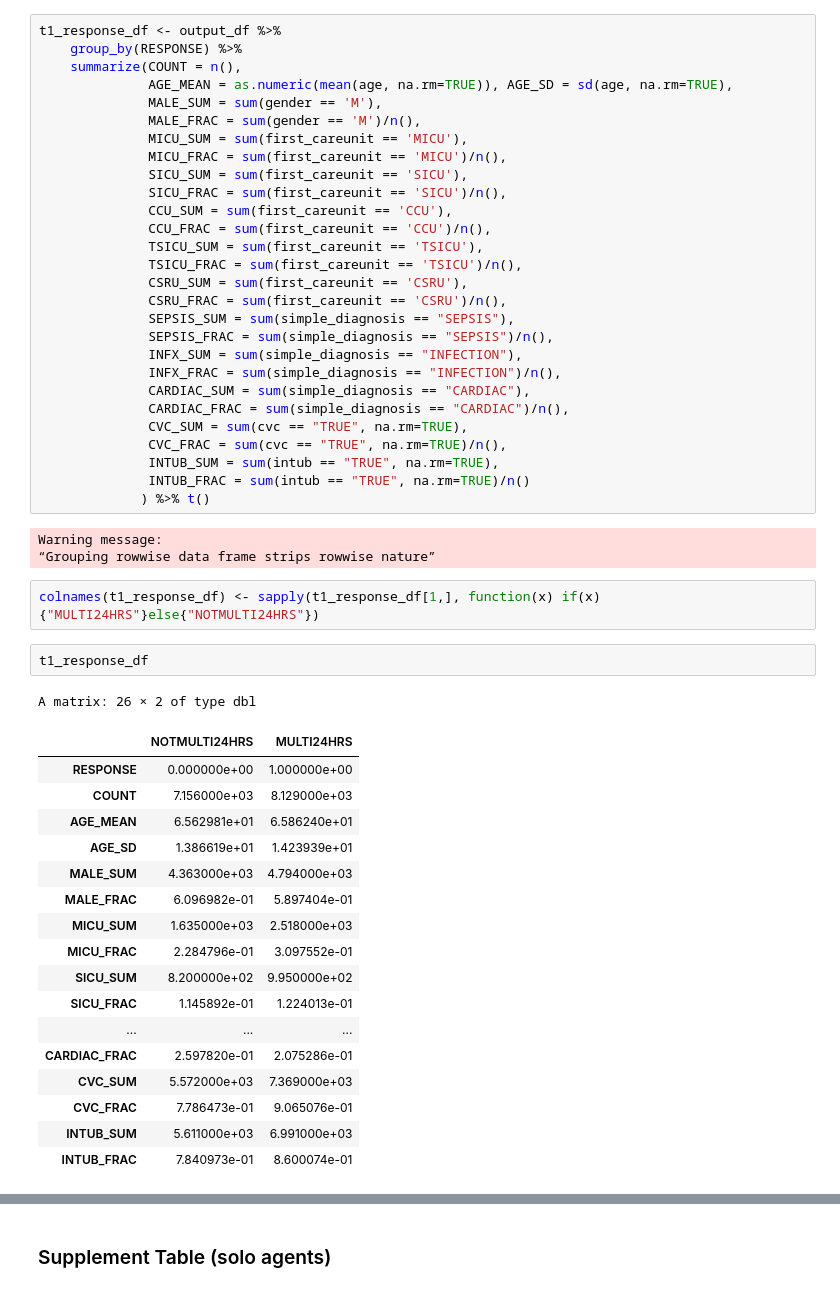
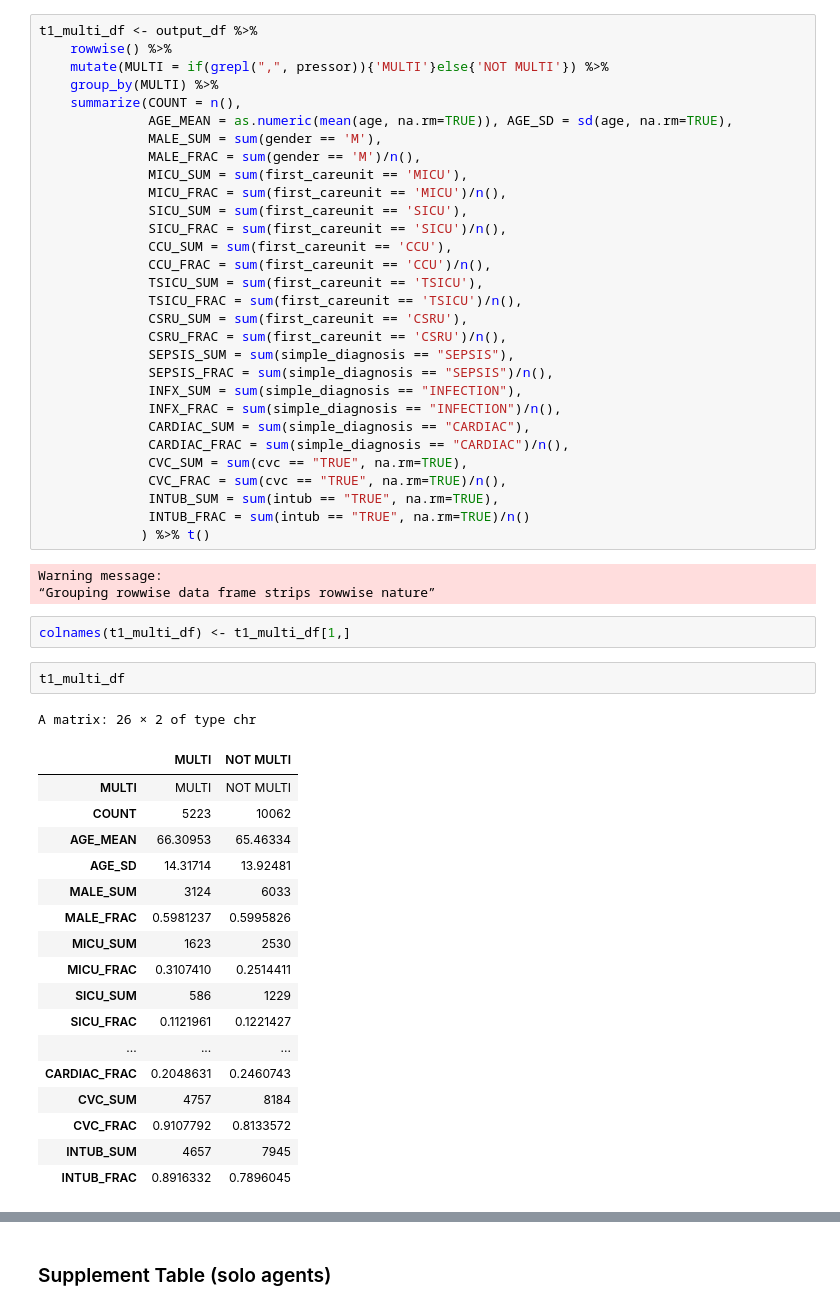
Before and after one commit to ruoyijiang/general, a Jupyter notebook: notebooks/R_Pressor_Outcomes_MultiPressor.ipynb, the cells around one changed output, grey strips where cells are left out. Drawn from its saved outputs; the diff is of its cells as text.

Commit message:
multiple pressor table 1

```diff
--- a/notebooks/R_Pressor_Outcomes_MultiPressor.ipynb
+++ b/notebooks/R_Pressor_Outcomes_MultiPressor.ipynb
@@ -1024,8 +1024,10 @@ A matrix: 26 × 3 of type chr
 | INTUB_SUM | 4057 | 2753 | 5792 |
 | INTUB_FRAC | 0.8011453 | 0.7847777 | 0.8628035 |
 # %%
-t1_response_df <- output_df %>%
-    group_by(RESPONSE) %>%
+t1_multi_df <- output_df %>%
+    rowwise() %>%
+    mutate(MULTI = if(grepl(",", pressor)){'MULTI'}else{'NOT MULTI'}) %>%
+    group_by(MULTI) %>%
     summarize(COUNT = n(),
               AGE_MEAN = as.numeric(mean(age, na.rm=TRUE)), AGE_SD = sd(age, na.rm=TRUE),
               MALE_SUM = sum(gender == 'M'),
@@ -1054,27 +1056,27 @@ t1_response_df <- output_df %>%
 # %% [output]
 Warning message:
 “Grouping rowwise data frame strips rowwise nature”
-# %%
-colnames(t1_response_df) <- sapply(t1_response_df[1,], function(x) if(x){"MULTI24HRS"}else{"NOTMULTI24HRS"})
-# %%
-t1_response_df
-# %% [output]
-A matrix: 26 × 2 of type dbl
-|  | NOTMULTI24HRS | MULTI24HRS |
-| RESPONSE | 0.000000e+00 | 1.000000e+00 |
-| COUNT | 7.156000e+03 | 8.129000e+03 |
-| AGE_MEAN | 6.562981e+01 | 6.586240e+01 |
-| AGE_SD | 1.386619e+01 | 1.423939e+01 |
-| MALE_SUM | 4.363000e+03 | 4.794000e+03 |
-| MALE_FRAC | 6.096982e-01 | 5.897404e-01 |
-| MICU_SUM | 1.635000e+03 | 2.518000e+03 |
-| MICU_FRAC | 2.284796e-01 | 3.097552e-01 |
-| SICU_SUM | 8.200000e+02 | 9.950000e+02 |
-| SICU_FRAC | 1.145892e-01 | 1.224013e-01 |
-| ... | ... | ... |
-| CARDIAC_FRAC | 2.597820e-01 | 2.075286e-01 |
-| CVC_SUM | 5.572000e+03 | 7.369000e+03 |
-| CVC_FRAC | 7.786473e-01 | 9.065076e-01 |
-| INTUB_SUM | 5.611000e+03 | 6.991000e+03 |
-| INTUB_FRAC | 7.840973e-01 | 8.600074e-01 |
+# %%
+colnames(t1_multi_df) <- t1_multi_df[1,]
+# %%
+t1_multi_df
+# %% [output]
+A matrix: 26 × 2 of type chr
+|  | MULTI | NOT MULTI |
+| MULTI | MULTI | NOT MULTI |
+| COUNT | 5223 | 10062 |
+| AGE_MEAN | 66.30953 | 65.46334 |
+| AGE_SD | 14.31714 | 13.92481 |
+| MALE_SUM | 3124 | 6033 |
+| MALE_FRAC | 0.5981237 | 0.5995826 |
+| MICU_SUM | 1623 | 2530 |
+| MICU_FRAC | 0.3107410 | 0.2514411 |
+| SICU_SUM | 586 | 1229 |
+| SICU_FRAC | 0.1121961 | 0.1221427 |
+| ... | ... | ... |
+| CARDIAC_FRAC | 0.2048631 | 0.2460743 |
+| CVC_SUM | 4757 | 8184 |
+| CVC_FRAC | 0.9107792 | 0.8133572 |
+| INTUB_SUM | 4657 | 7945 |
+| INTUB_FRAC | 0.8916332 | 0.7896045 |
 # %%
```
Also changed, not shown: parts of 3 cells of this notebook.
